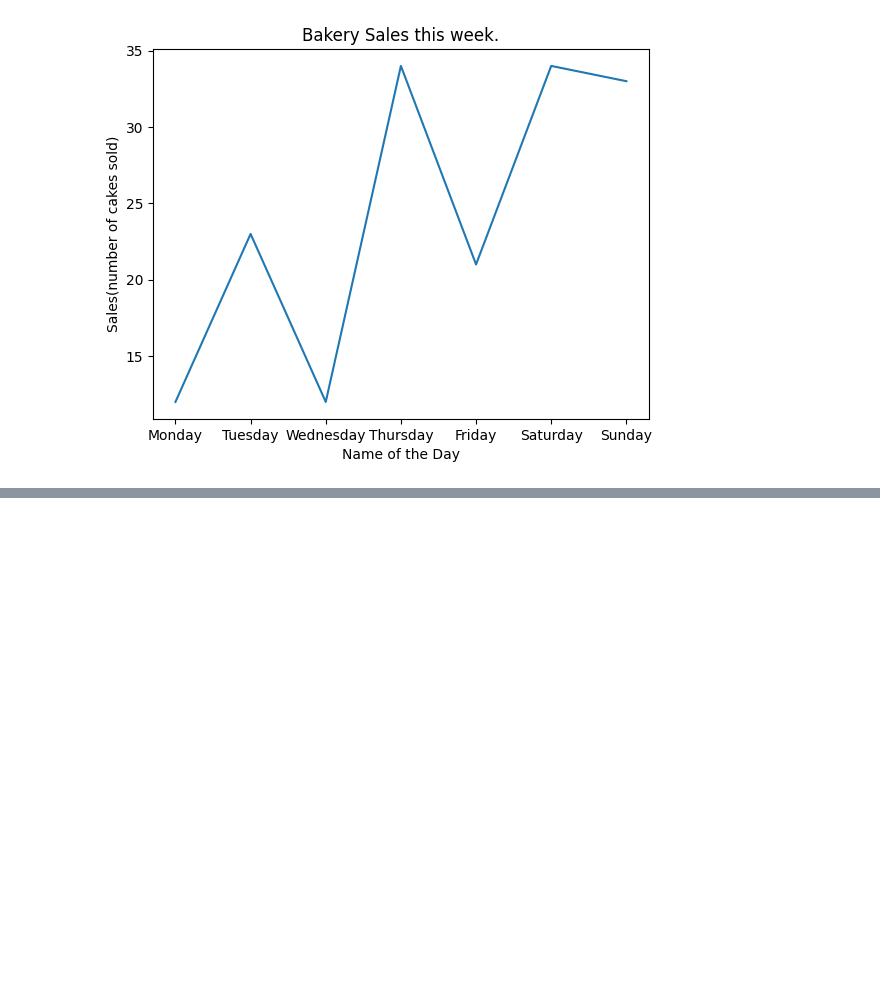
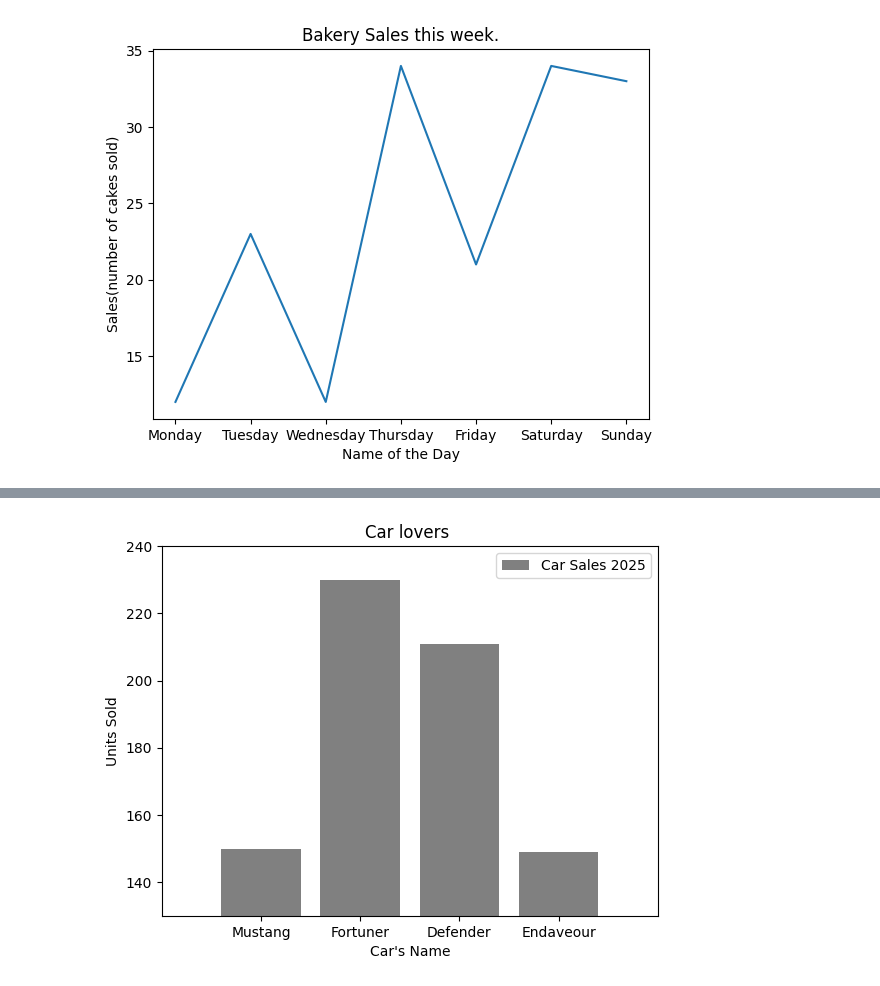
Before and after one commit to Legendkiller9855/Demo, a Jupyter notebook: learning_python_pynb.ipynb, the cells around one changed output, grey strips where cells are left out. Drawn from its saved outputs; the diff is of its cells as text; code cells hidden in the pictures; blank space fills up the shorter version.

```diff
--- a/learning_python_pynb.ipynb
+++ b/learning_python_pynb.ipynb
@@ -2525,0 +2547,15 @@ plt.show()
+# %%
+#Method to create a full fledged Bar Chart
+import matplotlib.pyplot as plt
+product = ["Mustang","Fortuner","Defender","Endaveour"]
+sales = [150,230,211,149]
+plt.bar(product,sales,color = "Grey",label = "Car Sales 2025")  #To create a horizontal bar chart simply typle syntax : plt.barh()
+plt.title("Car lovers ")
+plt.xlabel("Car's Name")
+plt.ylabel("Units Sold")
+plt.legend() #All the labels xlabel , ylabel  and label will appear after usinf plt.legend()
+plt.xlim(-1,4)
+plt.ylim(130,240)
+plt.show()
+# %% [output]
+[figure, added]
```
Also changed, not shown: parts of 3 cells of this notebook.
